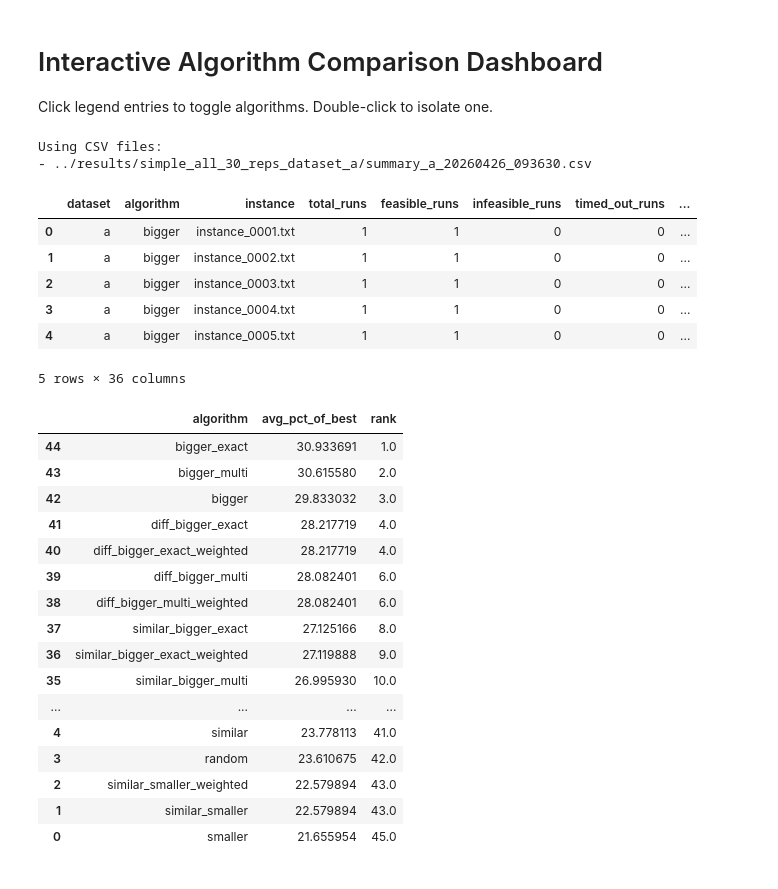
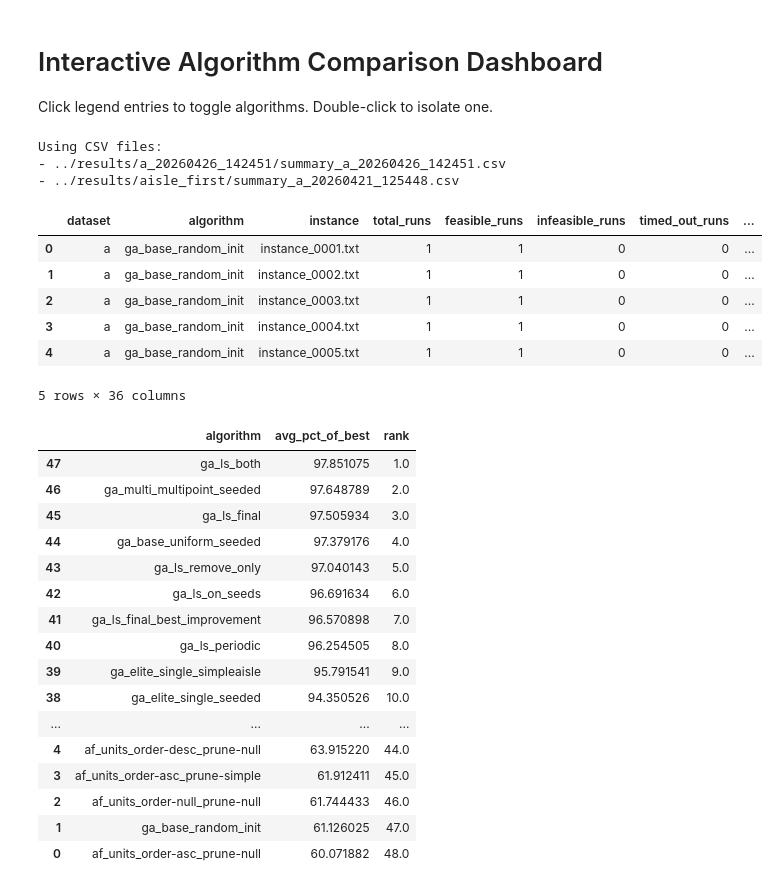
Before and after one commit to tinicius/challenge-sbpo-2025, a Jupyter notebook: notebooks/study_interactive.ipynb, the cells around one changed output. Drawn from its saved outputs; the diff is of its cells as text; code cells hidden in the pictures.

Commit message:
ga que foi melhor que aisle_first

```diff
--- a/notebooks/study_interactive.ipynb
+++ b/notebooks/study_interactive.ipynb
@@ -9,7 +9,9 @@ import pandas as pd
 import plotly.graph_objects as go
 
 run = [
-   'simple_all_30_reps_dataset_a'
+   'a_20260426_142451',
+   'aisle_first'
+#    'a_20260426_104822'
 ]
 """
 Supported values for `run`:
@@ -111,39 +113,40 @@ def add_legend_mass_toggle(fig: go.Figure, y_position: float = 1.18) -> None:
         updatemenus=[
             dict(
                 type='buttons',
                 direction='right',
                 x=1.0,
                 y=y_position,
                 xanchor='right',
                 yanchor='bottom',
                 showactive=False,
                 buttons=[
                     dict(
                         label='Selecionar todos',
                         method='update',
                         args=[{'visible': [True] * trace_count}]
                     ),
                     dict(
                         label='Remover todos',
                         method='update',
                         args=[{'visible': ['legendonly'] * trace_count}]
                     ),
                 ],
             )
         ]
     )
 
 
 df.head()
 # %% [output]
 Using CSV files:
-- ../results/simple_all_30_reps_dataset_a/summary_a_20260426_093630.csv
+- ../results/a_20260426_142451/summary_a_20260426_142451.csv
+- ../results/aisle_first/summary_a_20260421_125448.csv
 |  | dataset | algorithm | instance | total_runs | feasible_runs | infeasible_runs | timed_out_runs | ... |
-| 0 | a | bigger | instance_0001.txt | 1 | 1 | 0 | 0 | ... |
-| 1 | a | bigger | instance_0002.txt | 1 | 1 | 0 | 0 | ... |
-| 2 | a | bigger | instance_0003.txt | 1 | 1 | 0 | 0 | ... |
-| 3 | a | bigger | instance_0004.txt | 1 | 1 | 0 | 0 | ... |
-| 4 | a | bigger | instance_0005.txt | 1 | 1 | 0 | 0 | ... |
+| 0 | a | ga_base_random_init | instance_0001.txt | 1 | 1 | 0 | 0 | ... |
+| 1 | a | ga_base_random_init | instance_0002.txt | 1 | 1 | 0 | 0 | ... |
+| 2 | a | ga_base_random_init | instance_0003.txt | 1 | 1 | 0 | 0 | ... |
+| 3 | a | ga_base_random_init | instance_0004.txt | 1 | 1 | 0 | 0 | ... |
+| 4 | a | ga_base_random_init | instance_0005.txt | 1 | 1 | 0 | 0 | ... |
 5 rows × 36 columns
 # %%
 # Objective Mean as % of Best Objective
@@ -238,22 +241,22 @@ ranking_df = ranking_df.sort_values('rank')
 ranking_df
 # %% [output]
 |  | algorithm | avg_pct_of_best | rank |
-| 44 | bigger_exact | 30.933691 | 1.0 |
-| 43 | bigger_multi | 30.615580 | 2.0 |
-| 42 | bigger | 29.833032 | 3.0 |
-| 41 | diff_bigger_exact | 28.217719 | 4.0 |
-| 40 | diff_bigger_exact_weighted | 28.217719 | 4.0 |
-| 39 | diff_bigger_multi | 28.082401 | 6.0 |
-| 38 | diff_bigger_multi_weighted | 28.082401 | 6.0 |
-| 37 | similar_bigger_exact | 27.125166 | 8.0 |
-| 36 | similar_bigger_exact_weighted | 27.119888 | 9.0 |
-| 35 | similar_bigger_multi | 26.995930 | 10.0 |
+| 47 | ga_ls_both | 97.851075 | 1.0 |
+| 46 | ga_multi_multipoint_seeded | 97.648789 | 2.0 |
+| 45 | ga_ls_final | 97.505934 | 3.0 |
+| 44 | ga_base_uniform_seeded | 97.379176 | 4.0 |
+| 43 | ga_ls_remove_only | 97.040143 | 5.0 |
+| 42 | ga_ls_on_seeds | 96.691634 | 6.0 |
+| 41 | ga_ls_final_best_improvement | 96.570898 | 7.0 |
+| 40 | ga_ls_periodic | 96.254505 | 8.0 |
+| 39 | ga_elite_single_simpleaisle | 95.791541 | 9.0 |
+| 38 | ga_elite_single_seeded | 94.350526 | 10.0 |
 | ... | ... | ... | ... |
-| 4 | similar | 23.778113 | 41.0 |
-| 3 | random | 23.610675 | 42.0 |
-| 2 | similar_smaller_weighted | 22.579894 | 43.0 |
-| 1 | similar_smaller | 22.579894 | 43.0 |
-| 0 | smaller | 21.655954 | 45.0 |
+| 4 | af_units_order-desc_prune-null | 63.915220 | 44.0 |
+| 3 | af_units_order-asc_prune-simple | 61.912411 | 45.0 |
+| 2 | af_units_order-null_prune-null | 61.744433 | 46.0 |
+| 1 | ga_base_random_init | 61.126025 | 47.0 |
+| 0 | af_units_order-asc_prune-null | 60.071882 | 48.0 |
 # %%
 # Tempo total por algoritmo (soma de exec_time_mean)
 
```
Also changed, not shown: parts of 1 cell of this notebook, 9 other files.
